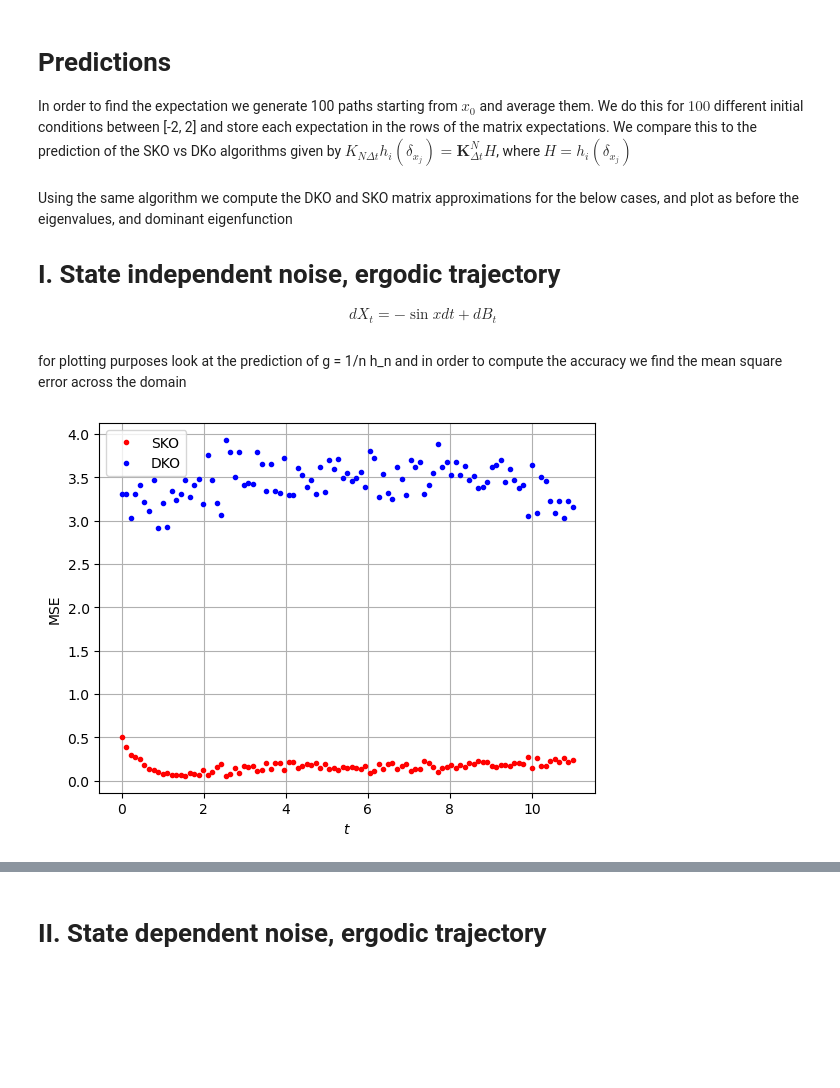
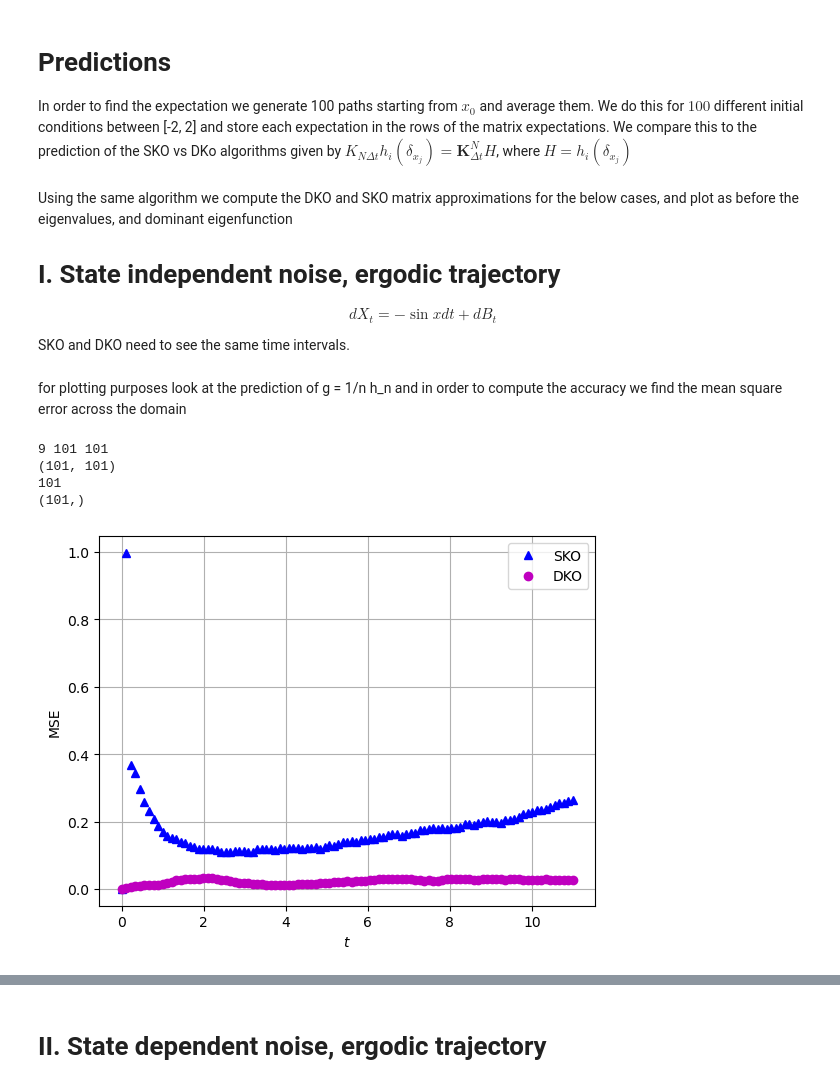
Before and after one commit to Maria-A-Oprea/Distributional_Koopman, a Jupyter notebook: State_dependent_noise.ipynb, the cells around one changed output, grey strips where cells are left out. Drawn from its saved outputs; the diff is of its cells as text; code cells hidden in the pictures; blank space fills up the shorter version.

Commit message:
made two different functions for SKO and DKO, added trajectory and normal distribution options

```diff
--- a/State_dependent_noise.ipynb
+++ b/State_dependent_noise.ipynb
@@ -233,7 +267,7 @@ def expectations(a, b):
     T = 10
 
     # distance between two consecutive time steps
-    Dt = 0.1
+    #Dt = 1
 
     # how many grid points we approximate the function on
     N_x0 = 101
@@ -264,6 +298,8 @@ def expectations(a, b):
 Using the same algorithm we compute the DKO and SKO matrix approximations for the below cases, and plot as before the eigenvalues, and dominant  eigenfunction
 # I. State independent noise, ergodic trajectory
 $$dX_t = - \sin{x} dt + dB_t$$
+
+SKO and DKO need to see the same time intervals.
 # %%
 def a(x):
     return -np.sin(x)
@@ -271,7 +307,8 @@ def b(x):
     return 1 #0.2*np.exp(-0.5*(x-1)**2)
 
 Dt = 0.1
-K_SKO, K_DKO = algorithm(a, b, distr = "normal")
+K_SKO = SKO(a, b)
+#K_DKO = DKO(a, b, distr = "normal")
 # %%
 truth = expectations(a, b)
 # %% [markdown]
@@ -282,28 +319,36 @@ pred_SKO = prediction(K_SKO, a, b)
 pred_DKO = prediction(K_DKO, a, b)
 # %%
 n, N_x0, N = np.shape(truth)
+print(n, N, N_x0)
 g_pred_SKO = 1/n* np.sum(pred_SKO, axis = 0)
 g_pred_DKO = 1/n* np.sum(pred_DKO, axis = 0)
 
 g_true = 1/n*np.sum(truth, axis = 0)
 #g_pred_SKO = pred_SKO[3, :, :]
 #g_pred_DKO = pred_DKO[3, :, :]
 #g_true = truth[3, :, :]
 #mean_square_error_SKO = np.sum((g_true - g_pred_SKO)**2, axis = 0)/N_x0
 #mean_square_error_DKO = np.sum((g_true - g_pred_DKO)**2, axis = 0)/N_x0
 
-mean_square_error_SKO = np.trapezoid((g_true - g_pred_SKO)**2)
-mean_square_error_DKO = np.trapezoid((g_true - g_pred_DKO)**2)
+mean_square_error_SKO = np.trapezoid((g_true - g_pred_SKO)**2, axis = 0)
+mean_square_error_DKO = np.trapezoid((g_true - g_pred_DKO)**2, axis = 0)
+print(np.shape(g_true))
+print(N)
+print(np.shape(mean_square_error_DKO))
 # try trapezoidal rule instead
-plt.plot(np.linspace(0, 11, N ), mean_square_error_SKO, 'r.',label = "SKO")
-plt.plot(np.linspace(0, 11, N ), mean_square_error_DKO, 'b.', label = "DKO")
+plt.plot(np.linspace(0, 11, N ), mean_square_error_SKO, 'b^',label = "SKO")
+plt.plot(np.linspace(0, 11, N ), mean_square_error_DKO, 'mo', label = "DKO")
 plt.legend()
 plt.xlabel("$t$")
 plt.ylabel("MSE")
 plt.grid()
 #plt.ylim(0,1)
 #plt.xlim(0, 2)
 plt.show()
 #plot_eigens(K_SKO, K_DKO)
 # %% [output]
+9 101 101
+(101, 101)
+101
+(101,)
-[figure, old version]
+[figure, new version]
```
Also changed, not shown: parts of 7 cells of this notebook.
